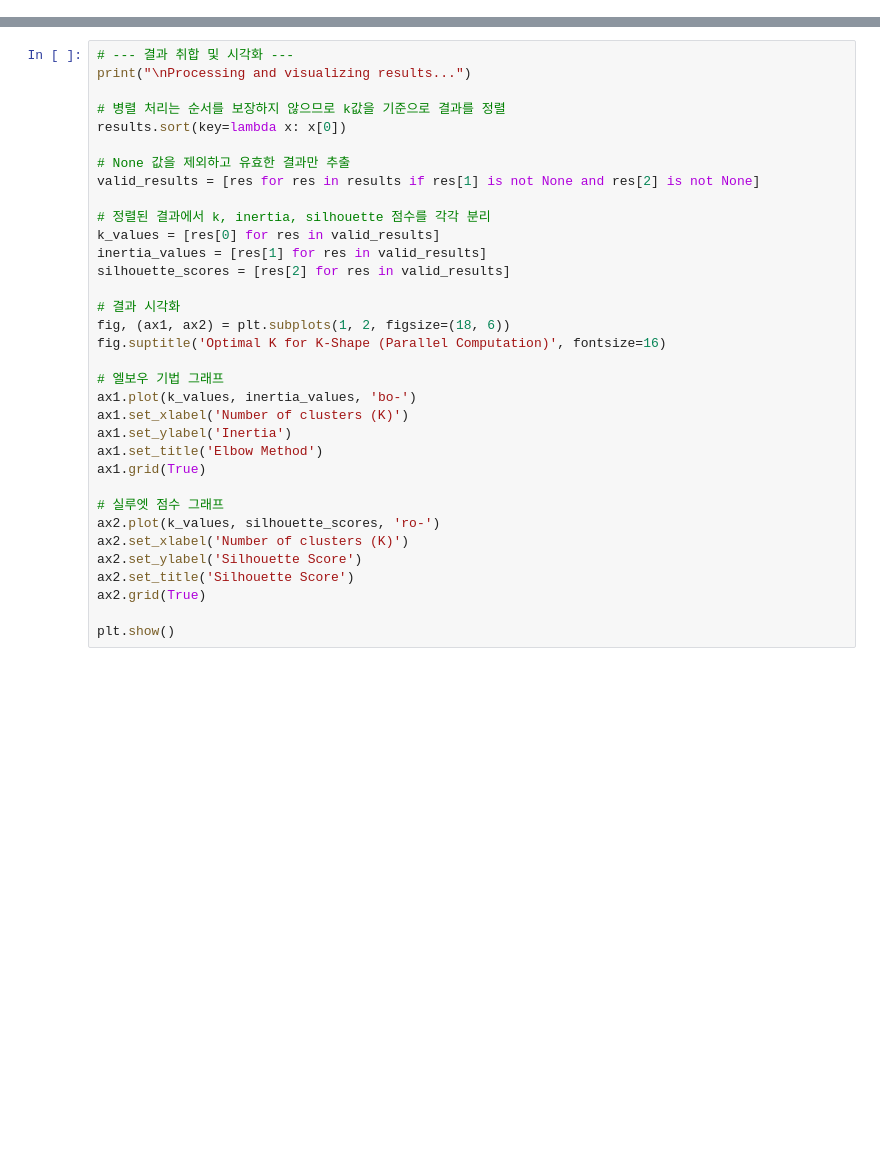
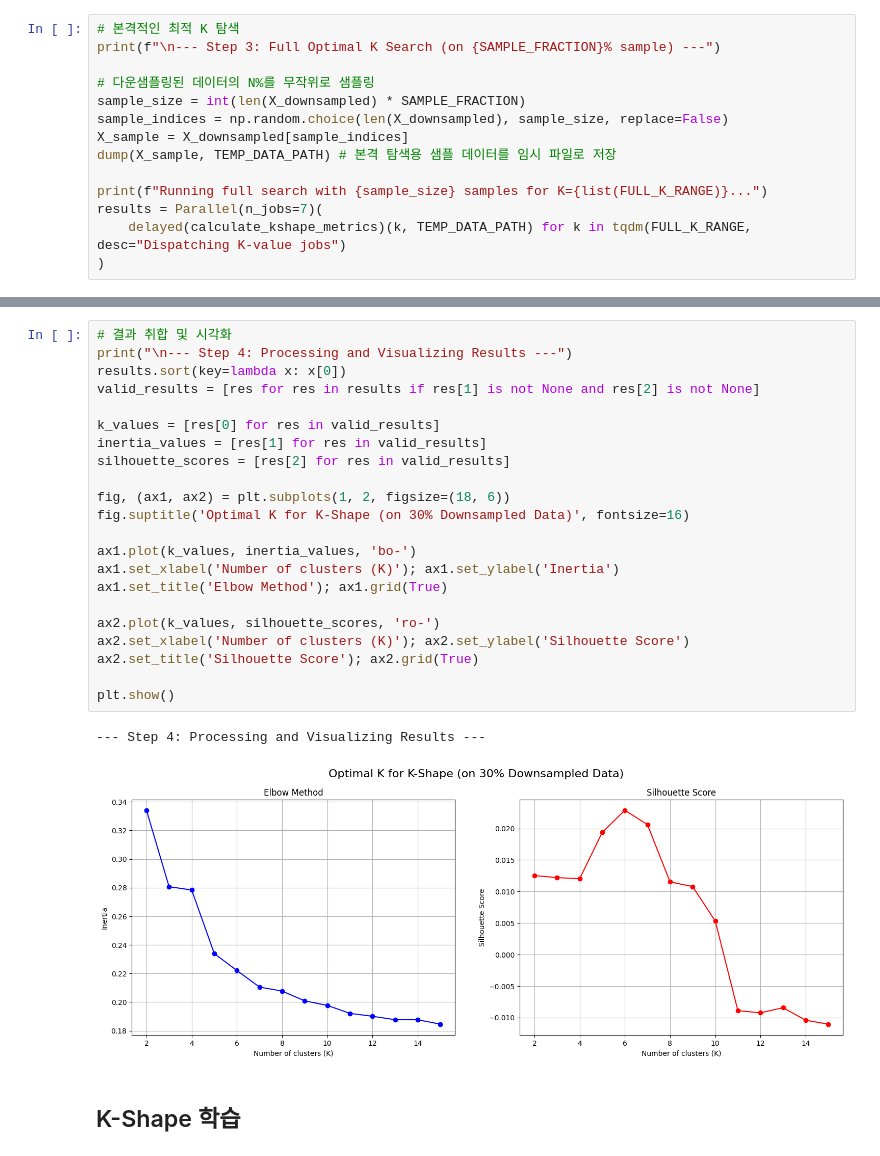
Before and after one commit to scottXchoo/MESP, a Jupyter notebook: K-Shape.ipynb, the cells around one changed output, grey strips where cells are left out. Drawn from its saved outputs; the diff is of its cells as text; blank space fills up the shorter version.

Commit message:
feat: K-Shape

```diff
--- a/K-Shape.ipynb
+++ b/K-Shape.ipynb
@@ -55,0 +130,14 @@ KeyboardInterrupt:
+# %%
+# 본격적인 최적 K 탐색
+print(f"\n--- Step 3: Full Optimal K Search (on {SAMPLE_FRACTION}% sample) ---")
+
+# 다운샘플링된 데이터의 N%를 무작위로 샘플링
+sample_size = int(len(X_downsampled) * SAMPLE_FRACTION)
+sample_indices = np.random.choice(len(X_downsampled), sample_size, replace=False)
+X_sample = X_downsampled[sample_indices]
+dump(X_sample, TEMP_DATA_PATH) # 본격 탐색용 샘플 데이터를 임시 파일로 저장
+
+print(f"Running full search with {sample_size} samples for K={list(FULL_K_RANGE)}...")
+results = Parallel(n_jobs=7)(
+    delayed(calculate_kshape_metrics)(k, TEMP_DATA_PATH) for k in tqdm(FULL_K_RANGE, desc="Dispatching K-value jobs")
+)
@@ -56,34 +163,27 @@ KeyboardInterrupt:
 # %%
-# --- 결과 취합 및 시각화 ---
-print("\nProcessing and visualizing results...")
-
-# 병렬 처리는 순서를 보장하지 않으므로 k값을 기준으로 결과를 정렬
+# 결과 취합 및 시각화
+print("\n--- Step 4: Processing and Visualizing Results ---")
 results.sort(key=lambda x: x[0])
-
-# None 값을 제외하고 유효한 결과만 추출
 valid_results = [res for res in results if res[1] is not None and res[2] is not None]
 
-# 정렬된 결과에서 k, inertia, silhouette 점수를 각각 분리
 k_values = [res[0] for res in valid_results]
 inertia_values = [res[1] for res in valid_results]
 silhouette_scores = [res[2] for res in valid_results]
 
-# 결과 시각화
 fig, (ax1, ax2) = plt.subplots(1, 2, figsize=(18, 6))
-fig.suptitle('Optimal K for K-Shape (Parallel Computation)', fontsize=16)
+fig.suptitle('Optimal K for K-Shape (on 30% Downsampled Data)', fontsize=16)
 
-# 엘보우 기법 그래프
 ax1.plot(k_values, inertia_values, 'bo-')
-ax1.set_xlabel('Number of clusters (K)')
-ax1.set_ylabel('Inertia')
-ax1.set_title('Elbow Method')
-ax1.grid(True)
+ax1.set_xlabel('Number of clusters (K)'); ax1.set_ylabel('Inertia')
+ax1.set_title('Elbow Method'); ax1.grid(True)
 
-# 실루엣 점수 그래프
 ax2.plot(k_values, silhouette_scores, 'ro-')
-ax2.set_xlabel('Number of clusters (K)')
-ax2.set_ylabel('Silhouette Score')
-ax2.set_title('Silhouette Score')
-ax2.grid(True)
+ax2.set_xlabel('Number of clusters (K)'); ax2.set_ylabel('Silhouette Score')
+ax2.set_title('Silhouette Score'); ax2.grid(True)
 
 plt.show()
+# %% [output]
+--- Step 4: Processing and Visualizing Results ---
+[figure, added]
+# %% [markdown]
+## K-Shape 학습
```
Also changed, not shown: parts of 20 cells of this notebook, 2 other files.
